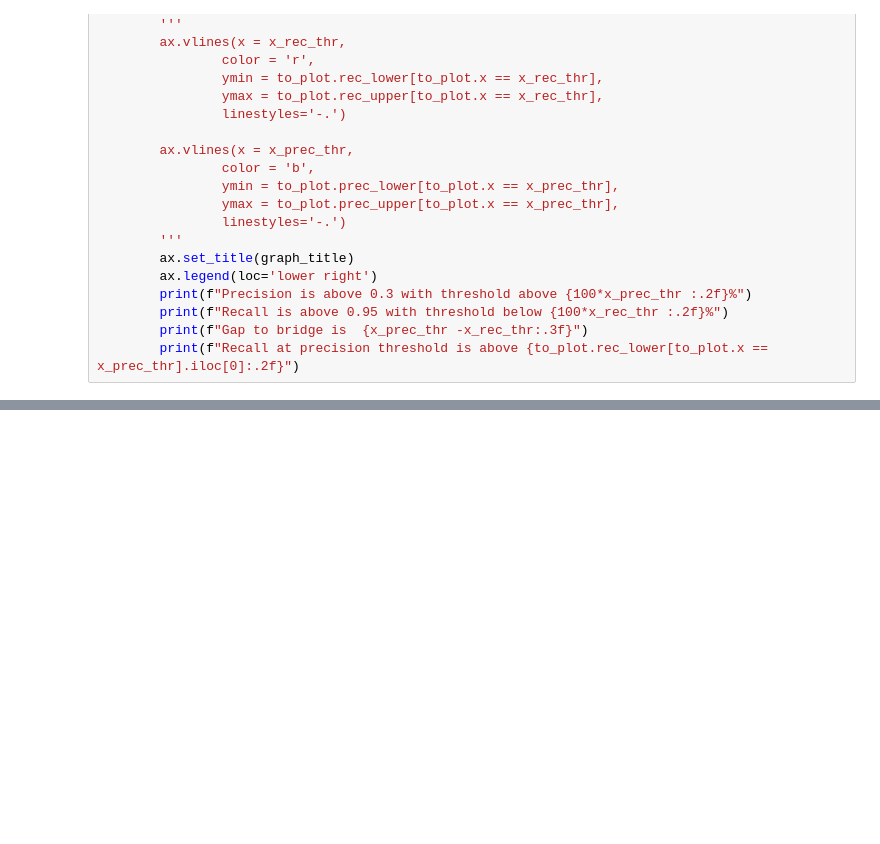
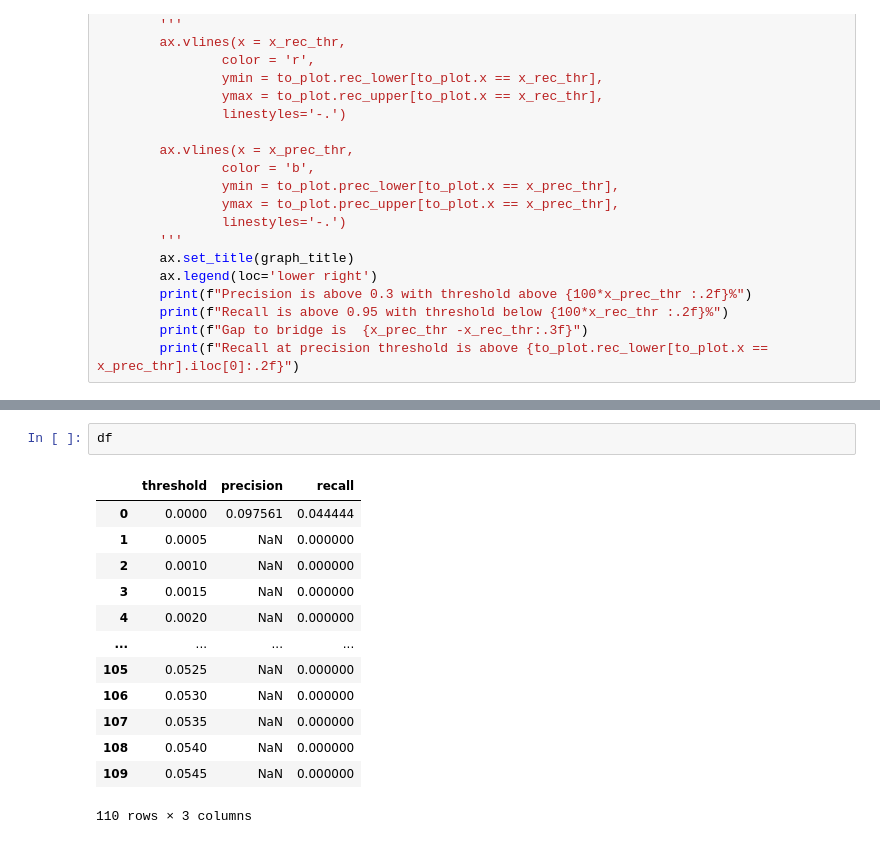
Before and after one commit to ArtemChemist/CFU_counter, a Jupyter notebook: Baseline CNN/prec_rec analysis.ipynb, the cells around one changed output, grey strips where cells are left out. Drawn from its saved outputs; the diff is of its cells as text; blank space fills up the shorter version.

```diff
--- a/Baseline CNN/prec_rec analysis.ipynb
+++ b/Baseline CNN/prec_rec analysis.ipynb
@@ -63,0 +115,16 @@ Recall at precision threshold is above 0.51
+# %%
+df
+# %% [output]
+|  | threshold | precision | recall |
+| 0 | 0.0000 | 0.097561 | 0.044444 |
+| 1 | 0.0005 | NaN | 0.000000 |
+| 2 | 0.0010 | NaN | 0.000000 |
+| 3 | 0.0015 | NaN | 0.000000 |
+| 4 | 0.0020 | NaN | 0.000000 |
+| ... | ... | ... | ... |
+| 105 | 0.0525 | NaN | 0.000000 |
+| 106 | 0.0530 | NaN | 0.000000 |
+| 107 | 0.0535 | NaN | 0.000000 |
+| 108 | 0.0540 | NaN | 0.000000 |
+| 109 | 0.0545 | NaN | 0.000000 |
+110 rows × 3 columns
```
Also changed, not shown: parts of 5 cells of this notebook, 13 other files.
